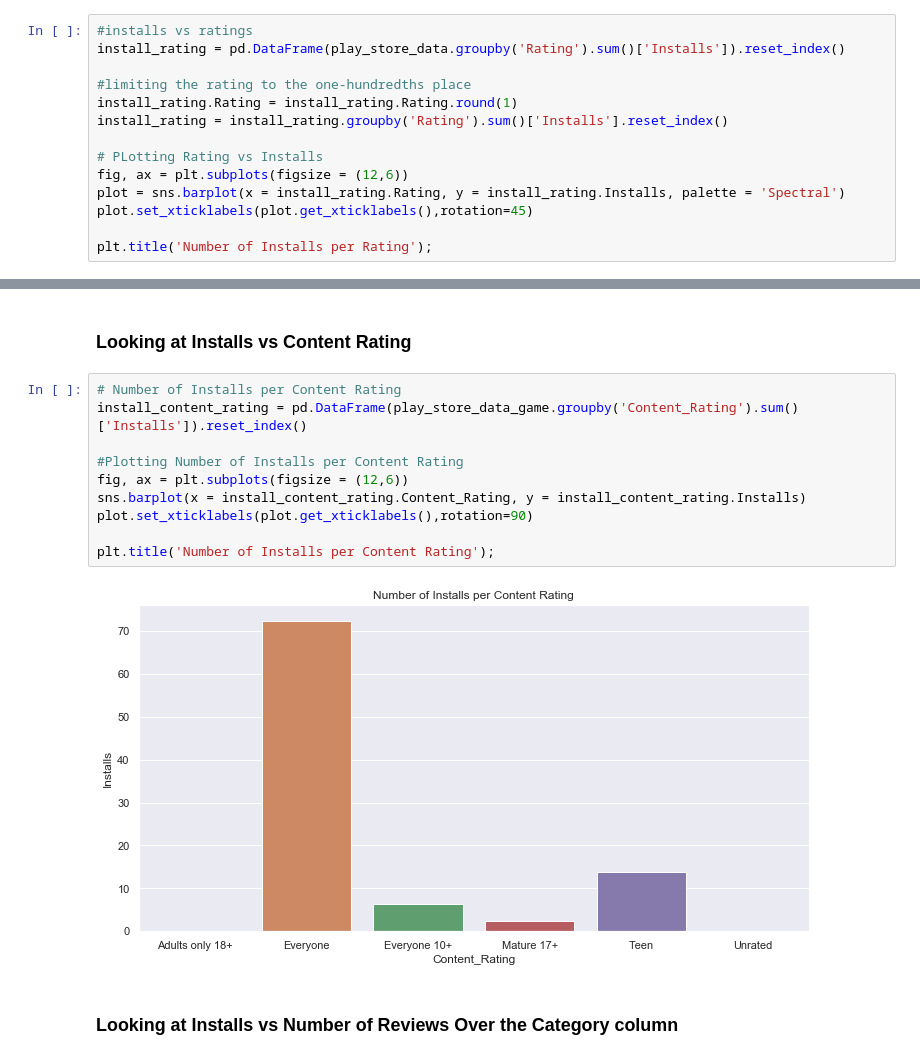
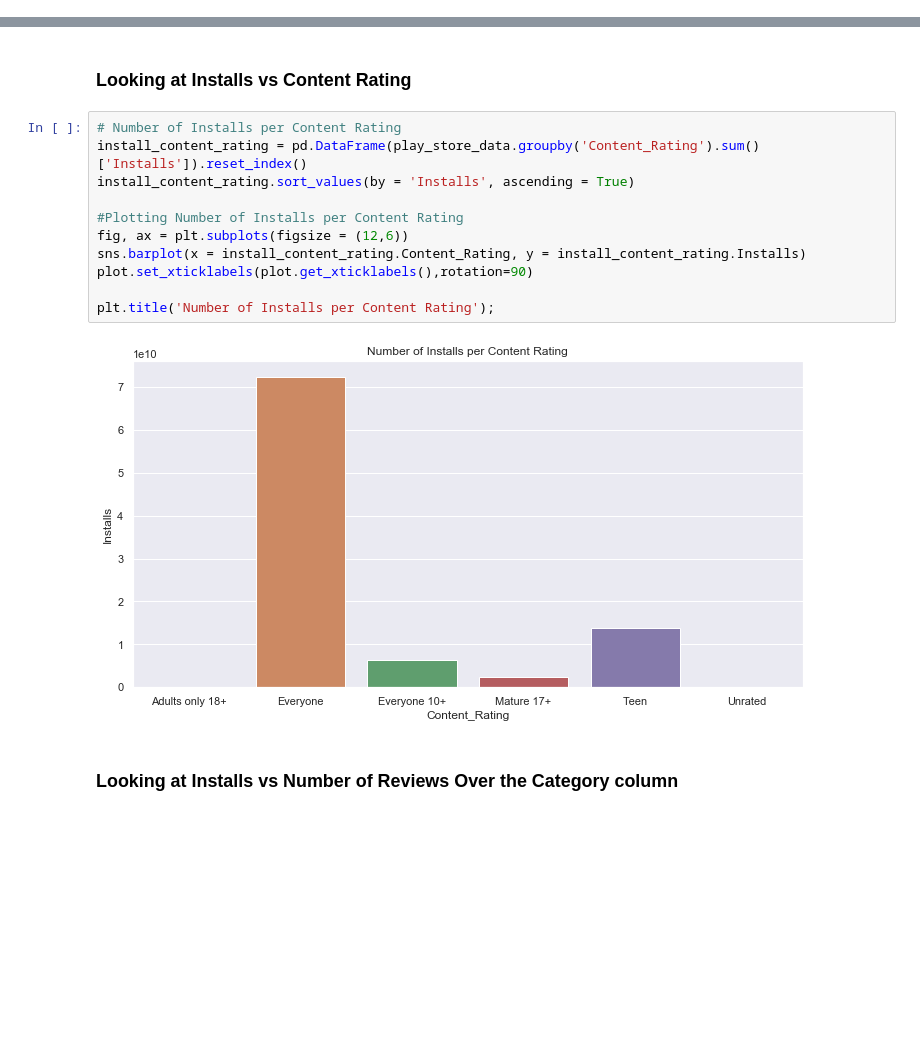
Before and after one commit to ZacharyVillarreal/Google-Play-Store-Download-Analysis, a Jupyter notebook: src/Google_Play_Store_EDA.ipynb, the cells around one changed output, grey strips where cells are left out. Saved outputs shown, nothing was run; the diff lists cells and outputs as text; blank space fills up the shorter version.

Commit message:
Add file: Helper_Functions.py | Fix File: Google_Play_Store_EDA.ipynb

```diff
--- a/src/Google_Play_Store_EDA.ipynb
+++ b/src/Google_Play_Store_EDA.ipynb
@@ -77,14 +88,0 @@ plt.title('Distribution of Install Sizes');
-# %%
-#installs vs ratings
-install_rating = pd.DataFrame(play_store_data.groupby('Rating').sum()['Installs']).reset_index()
-
-#limiting the rating to the one-hundredths place
-install_rating.Rating = install_rating.Rating.round(1)
-install_rating = install_rating.groupby('Rating').sum()['Installs'].reset_index()
-
-# PLotting Rating vs Installs
-fig, ax = plt.subplots(figsize = (12,6))
-plot = sns.barplot(x = install_rating.Rating, y = install_rating.Installs, palette = 'Spectral')
-plot.set_xticklabels(plot.get_xticklabels(),rotation=45)
-
-plt.title('Number of Installs per Rating');
@@ -94,16 +90,17 @@ plt.title('Number of Installs per Rating');
 ### Looking at Installs vs Content Rating
 # %%
 # Number of Installs per Content Rating
-install_content_rating = pd.DataFrame(play_store_data_game.groupby('Content_Rating').sum()['Installs']).reset_index()
+install_content_rating = pd.DataFrame(play_store_data.groupby('Content_Rating').sum()['Installs']).reset_index()
+install_content_rating.sort_values(by = 'Installs', ascending = True)
 
 #Plotting Number of Installs per Content Rating
 fig, ax = plt.subplots(figsize = (12,6))
 sns.barplot(x = install_content_rating.Content_Rating, y = install_content_rating.Installs)
 plot.set_xticklabels(plot.get_xticklabels(),rotation=90)
 
 plt.title('Number of Installs per Content Rating');
 # %% [output]
-[figure, old version]
+[figure, new version]
 # %% [markdown]
 ### Looking at Installs vs Number of Reviews Over the Category column
 # %%
```
Also changed, not shown: parts of 19 cells of this notebook, 1 other file.
